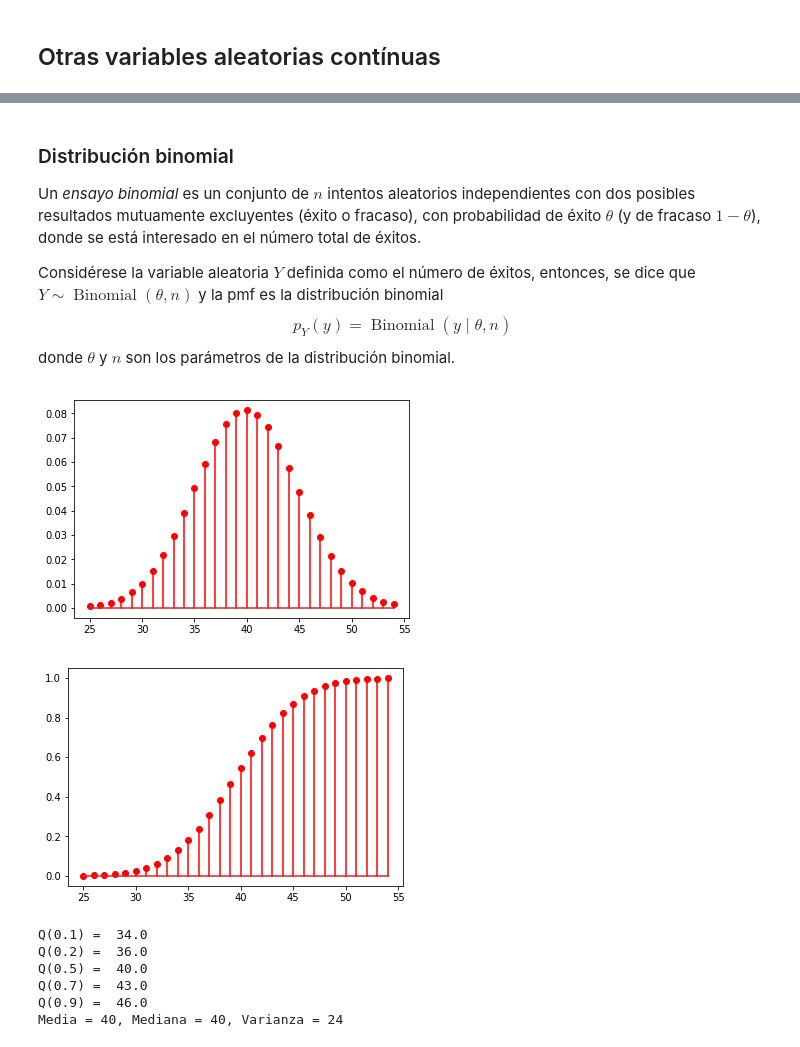
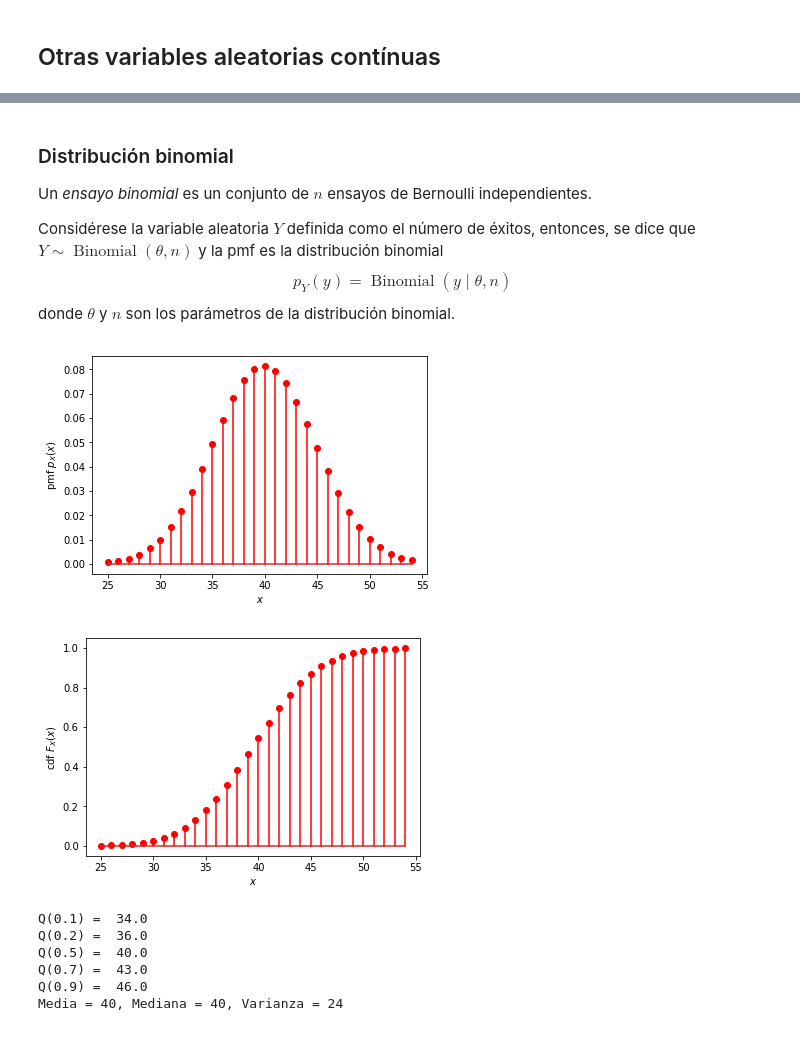
Before and after one commit to Narenman/AnalisisBayesiano, a Jupyter notebook: notebooks/rvs.ipynb, the cells around one changed output, grey strips where cells are left out. Saved outputs shown, nothing was run; the diff lists cells and outputs as text; code cells hidden in the pictures.

```diff
--- a/notebooks/rvs.ipynb
+++ b/notebooks/rvs.ipynb
@@ -110,7 +144,7 @@ Media = 7, Mediana = 7, Varianza = 5.83333
 # %% [markdown]
 ### Distribución binomial
 
-Un _ensayo binomial_ es un conjunto de $n$ intentos aleatorios independientes con dos posibles resultados mutuamente excluyentes (éxito o fracaso), con probabilidad de éxito $\theta$ (y de fracaso $1 - \theta$), donde se está interesado en el número total de éxitos.
+Un _ensayo binomial_ es un conjunto de $n$ ensayos de Bernoulli independientes.
 
 Considérese la variable aleatoria $Y$ definida como el número de éxitos, entonces, se dice que $Y \sim \operatorname{Binomial}(\theta, n)$ y la pmf es la distribución binomial
 \begin{equation*}
@@ -120,12 +154,17 @@ donde $\theta$ y $n$ son los parámetros de la distribución binomial.
 # %%
 n = 100
 q = 0.4
-x = np.arange(sps.binom.ppf(0.001, n, q), sps.binom.ppf(0.999, n, q))
-plt.stem(x, sps.binom.pmf(x, n, q) , markerfmt='ro', linefmt='r')
+X = sps.binom(n, q)
+# pmf
+x = np.arange(X.ppf(0.001), X.ppf(0.999))
+plt.stem(x, X.pmf(x) , markerfmt='ro', linefmt='r')
+plt.ylabel(r'pmf $p_X(x)$'), plt.xlabel(r'$x$')
 plt.show()
-plt.stem(x, sps.binom.cdf(x, n, q) , markerfmt='ro', linefmt='r')
+# cdf
+plt.stem(x, X.cdf(x) , markerfmt='ro', linefmt='r')
+plt.ylabel(r'cdf $F_X(x)$'), plt.xlabel(r'$x$')
 plt.show()
 # %% [output]
-[figure, old version]
+[figure, new version]
-[figure, old version]
+[figure, new version]
 # %%
```
Also changed, not shown: parts of 6 cells of this notebook.
